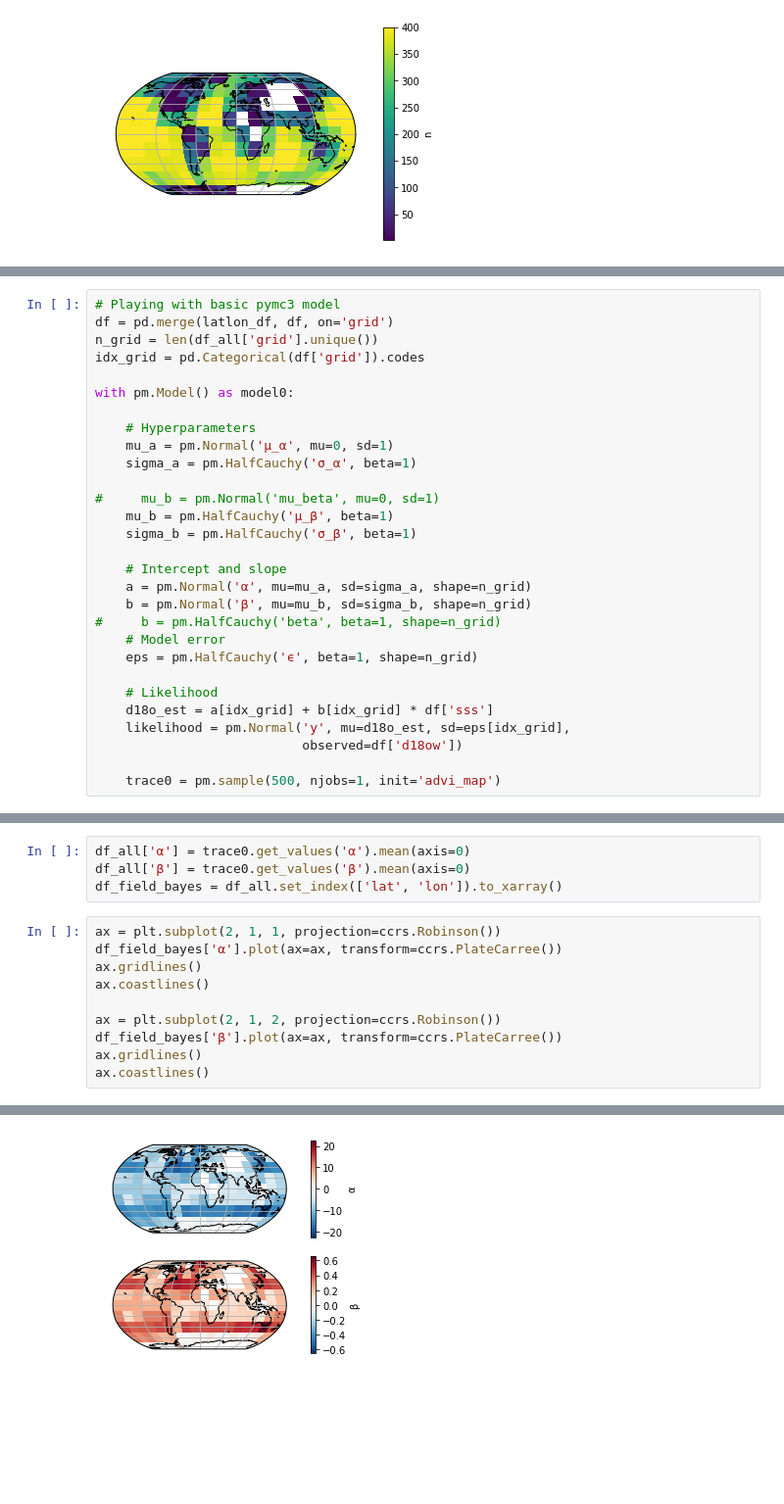
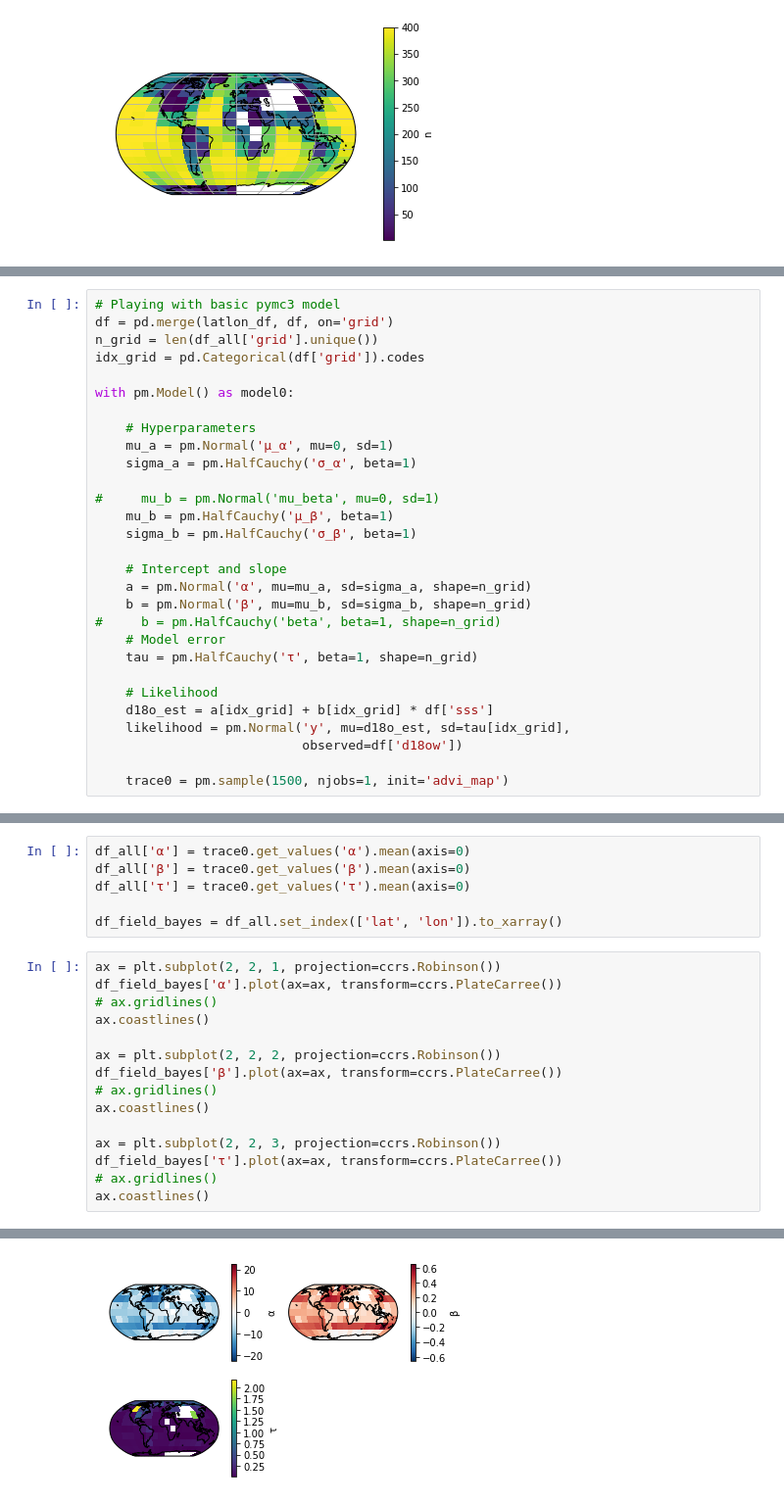
Before and after one commit to brews/deltaoxfox, a Jupyter notebook: d18ow_sss_bayesreg.ipynb, the cells around one changed output, grey strips where cells are left out. Shown at 98% size. Saved outputs shown, nothing was run; the diff lists cells and outputs as text; blank space fills up the shorter version.

Commit message:
Added diagnostic maps and output bayes model to netcdf

```diff
--- a/d18ow_sss_bayesreg.ipynb
+++ b/d18ow_sss_bayesreg.ipynb
@@ -160,14 +166,14 @@ with pm.Model() as model0:
     b = pm.Normal('β', mu=mu_b, sd=sigma_b, shape=n_grid)
 #     b = pm.HalfCauchy('beta', beta=1, shape=n_grid)
     # Model error
-    eps = pm.HalfCauchy('ϵ', beta=1, shape=n_grid)
+    tau = pm.HalfCauchy('τ', beta=1, shape=n_grid)
 
     # Likelihood
     d18o_est = a[idx_grid] + b[idx_grid] * df['sss']
-    likelihood = pm.Normal('y', mu=d18o_est, sd=eps[idx_grid],
+    likelihood = pm.Normal('y', mu=d18o_est, sd=tau[idx_grid],
                            observed=df['d18ow'])
 
-    trace0 = pm.sample(500, njobs=1, init='advi_map')
+    trace0 = pm.sample(1500, njobs=1, init='advi_map')
 # %% [output]
 Auto-assigning NUTS sampler...
 Initializing NUTS using advi_map...
@@ -195,17 +203,24 @@ array([[<matplotlib.axes._subplots.AxesSubplot object at 0x...>,
 # %%
 df_all['α'] = trace0.get_values('α').mean(axis=0)
 df_all['β'] = trace0.get_values('β').mean(axis=0)
+df_all['τ'] = trace0.get_values('τ').mean(axis=0)
+
 df_field_bayes = df_all.set_index(['lat', 'lon']).to_xarray()
 # %%
-ax = plt.subplot(2, 1, 1, projection=ccrs.Robinson())
+ax = plt.subplot(2, 2, 1, projection=ccrs.Robinson())
 df_field_bayes['α'].plot(ax=ax, transform=ccrs.PlateCarree())
-ax.gridlines()
+# ax.gridlines()
 ax.coastlines()
 
-ax = plt.subplot(2, 1, 2, projection=ccrs.Robinson())
+ax = plt.subplot(2, 2, 2, projection=ccrs.Robinson())
 df_field_bayes['β'].plot(ax=ax, transform=ccrs.PlateCarree())
-ax.gridlines()
+# ax.gridlines()
 ax.coastlines()
+
+ax = plt.subplot(2, 2, 3, projection=ccrs.Robinson())
+df_field_bayes['τ'].plot(ax=ax, transform=ccrs.PlateCarree())
+# ax.gridlines()
+ax.coastlines()
 # %% [output]
 <cartopy.mpl.feature_artist.FeatureArtist at 0x...>
-[figure, old version]
+[figure, new version]
```
Also changed, not shown: parts of 9 cells of this notebook.
